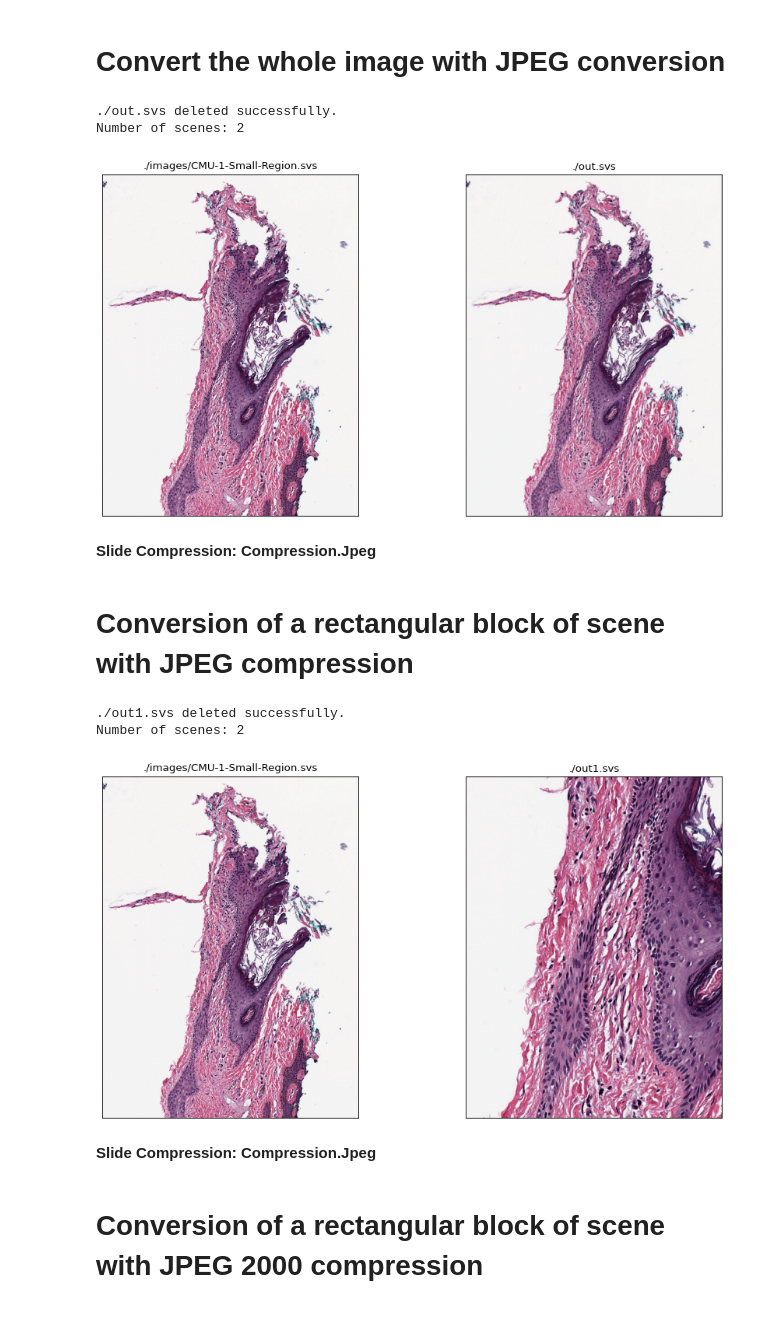
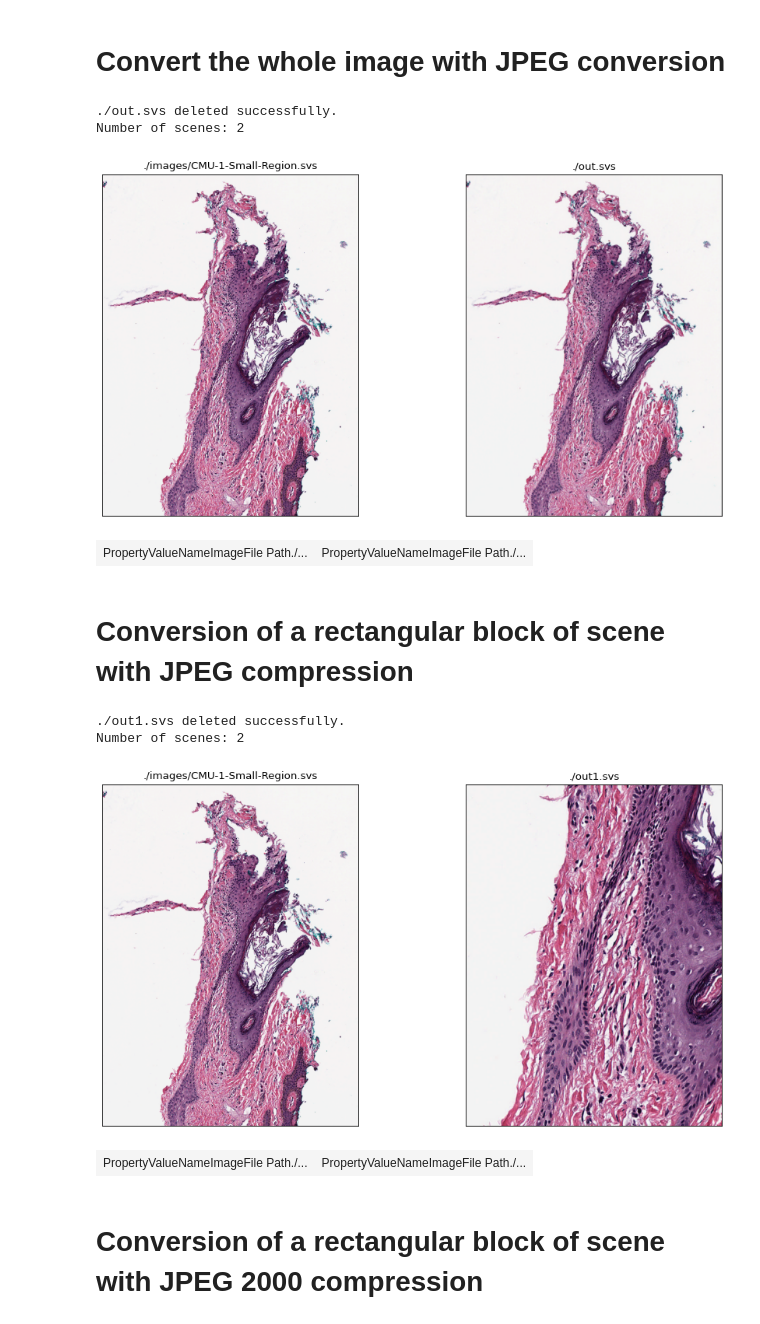
Before and after one commit to Booritas/slideio-tutorial, a Jupyter notebook: converter.ipynb, the cells around one changed output. Cells and saved outputs as stored; diff of their text form; code cells hidden in the pictures.

```diff
--- a/converter.ipynb
+++ b/converter.ipynb
@@ -27,20 +27,20 @@ display_test_image_info(images)
 # %%
 output_path = './out.svs'
 params = slideio.SVSJpegParameters()
 params.quality = 75
 delete_file(output_path)
 with slideio.open_slide(images[0]['path'],'AUTO') as slide:
     origin_scene = slide.get_scene(0)
     slideio.convert_scene(origin_scene, params, output_path)
     svs_slide = slideio.open_slide(output_path)
     svs_scene = svs_slide.get_scene(0)
     show_scenes([origin_scene, svs_scene], 3, (500,500))
-    display(HTML(f'<html><b>Slide Compression: {svs_scene.compression}</b></html>'))
+    show_scene_info_tables([origin_scene, svs_scene])
 # %% [output]
 ./out.svs deleted successfully.
 Number of scenes: 2
 [figure]
-Slide Compression: Compression.Jpeg
+| PropertyValueNameImageFile Path./... | PropertyValueNameImageFile Path./... |
 # %% [markdown]
 # Conversion of a rectangular block of scene with JPEG compression
 # %%
@@ -58,12 +58,12 @@ with slideio.open_slide(images[0]['path'],'AUTO') as slide:
     svs_slide = slideio.open_slide(output_path)
     svs_scene = svs_slide.get_scene(0)
     show_scenes([origin_scene, svs_scene], 3, (500,500))
-    display(HTML(f'<html><b>Slide Compression: {svs_scene.compression}</b></html>'))
+    show_scene_info_tables([origin_scene, svs_scene])
 # %% [output]
 ./out1.svs deleted successfully.
 Number of scenes: 2
 [figure]
-Slide Compression: Compression.Jpeg
+| PropertyValueNameImageFile Path./... | PropertyValueNameImageFile Path./... |
 # %% [markdown]
 # Conversion of a rectangular block of scene with JPEG 2000 compression
 # %%
```
Also changed, not shown: parts of 2 cells of this notebook, 1 other file.
